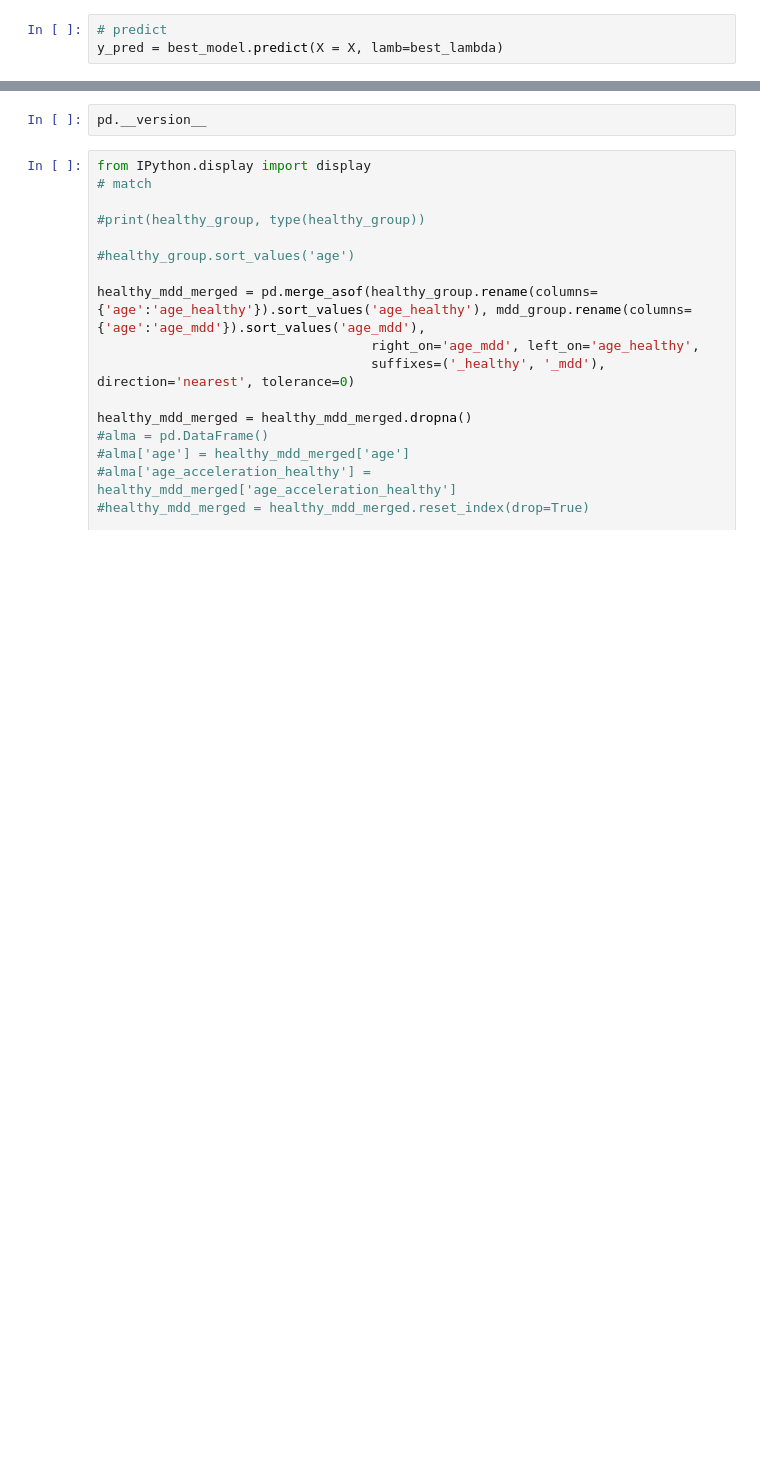
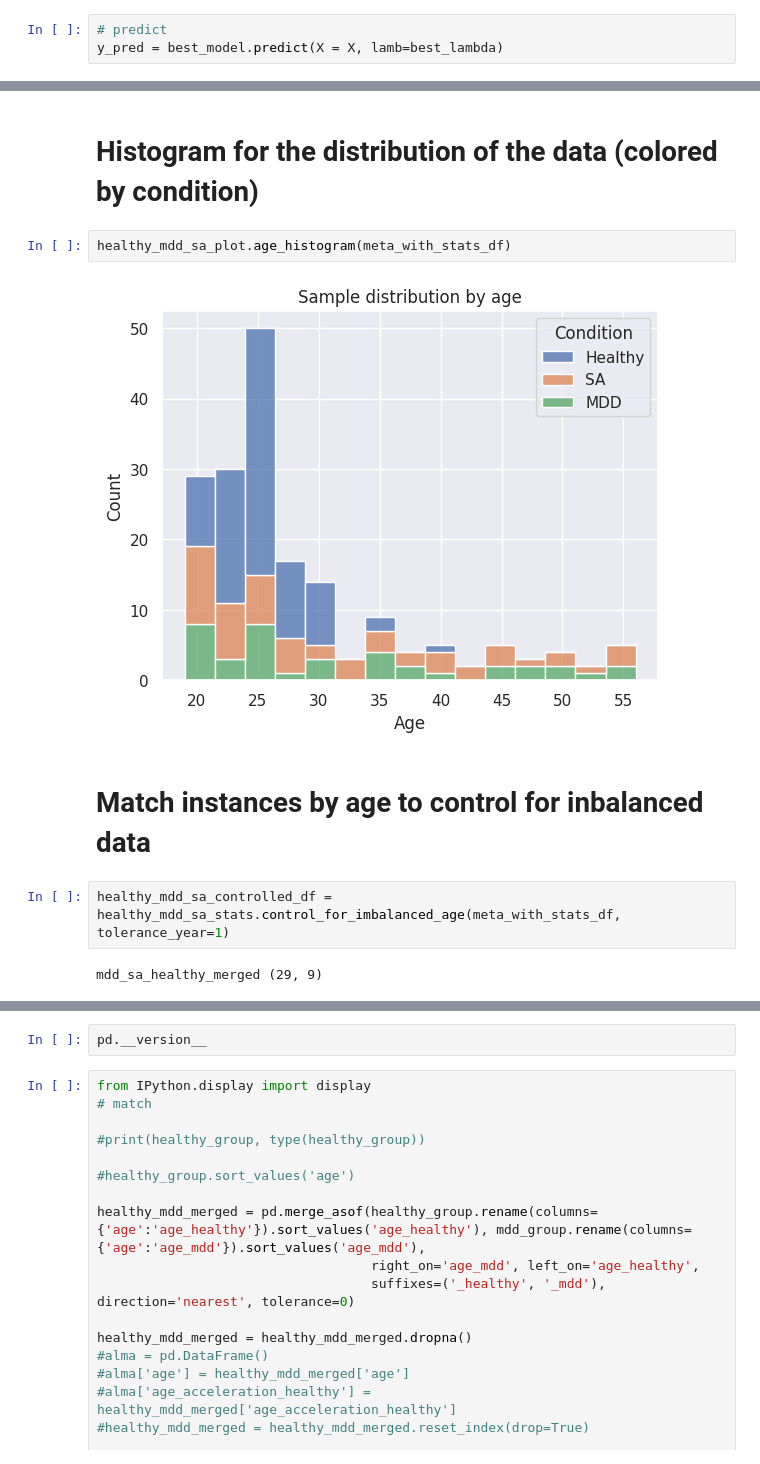
Before and after one commit to szazo/epigenetic-clock, a Jupyter notebook: assignment2_rrbs.ipynb, the cells around one changed output, grey strips where cells are left out. Cells and saved outputs as stored; diff of their text form; blank space fills up the shorter version.

```diff
--- a/assignment2_rrbs.ipynb
+++ b/assignment2_rrbs.ipynb
@@ -166,0 +252,12 @@ clock_trainer.plot_linear_regression_result(
+# %% [markdown]
+# Histogram for the distribution of the data (colored by condition)
+# %%
+healthy_mdd_sa_plot.age_histogram(meta_with_stats_df)
+# %% [output]
+[figure, added]
+# %% [markdown]
+# Match instances by age to control for inbalanced data
+# %%
+healthy_mdd_sa_controlled_df = healthy_mdd_sa_stats.control_for_imbalanced_age(meta_with_stats_df, tolerance_year=1)
+# %% [output]
+mdd_sa_healthy_merged (29, 9)
```
Also changed, not shown: parts of 16 cells of this notebook, 7 other files.
